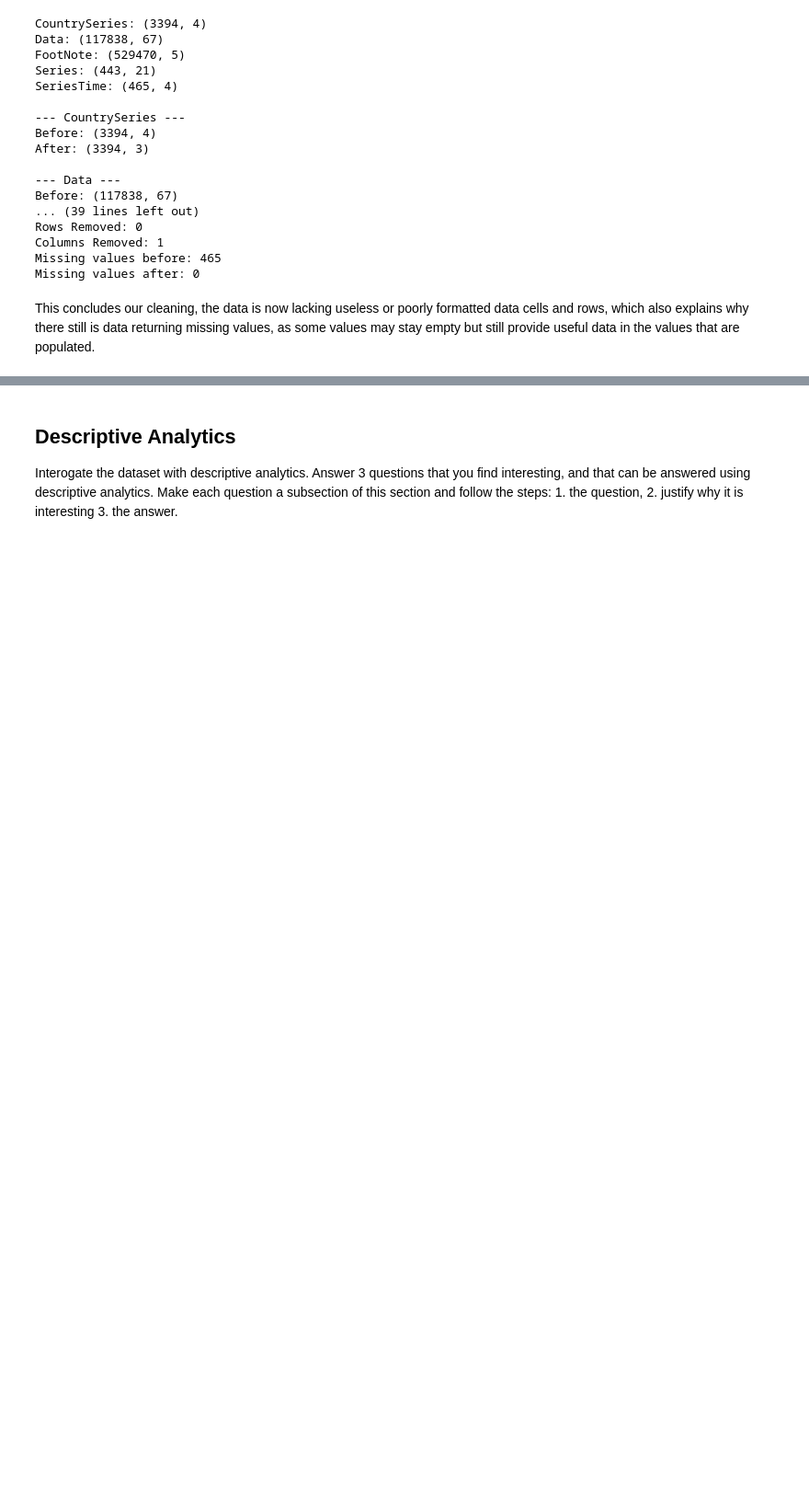
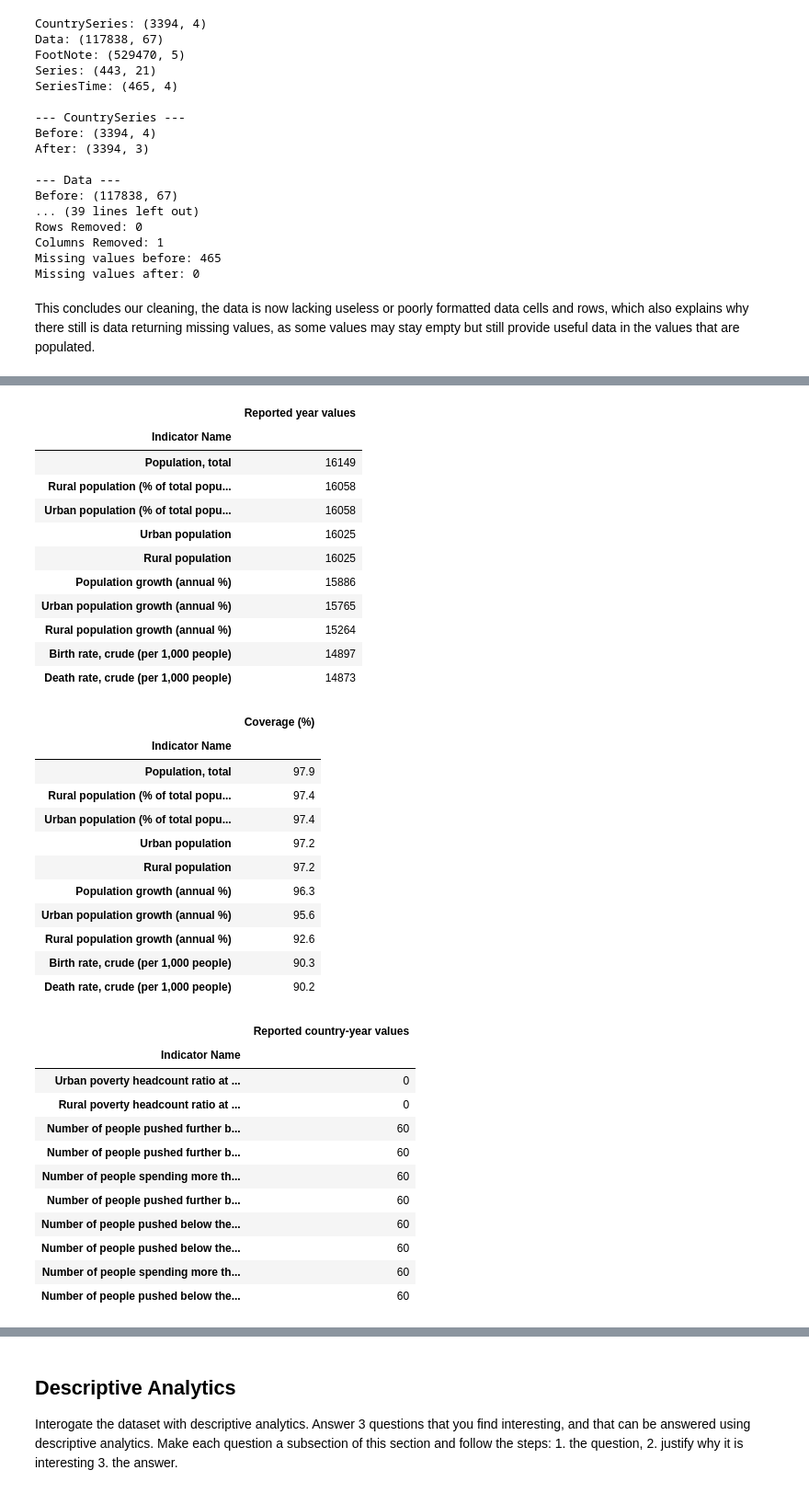
Before and after one commit to lappland-stack/CSCU9M3---Scripting-for-Data-Science-2026-7---The-Assignment, a Jupyter notebook: 3546619_CSCU9M3_TheAssignment_Aut26.ipynb, the cells around one changed output, grey strips where cells are left out. Shown at 92% size. Cells and saved outputs as stored; diff of their text form; code cells hidden in the pictures; blank space fills up the shorter version.

```diff
--- a/3546619_CSCU9M3_TheAssignment_Aut26.ipynb
+++ b/3546619_CSCU9M3_TheAssignment_Aut26.ipynb
@@ -231,0 +279,59 @@ Programmatically explore the dataset. Tell the reader, how the dataset looks lik
+# %%
+data = cleaned_datasets["Data"]
+
+#id teh columns containing yearly values
+year_columns = [col for col in cleaned_datasets["Data"].columns if str(col).isdigit()]
+
+#count reported country-year values for each indicator
+reported_by_indicator = (cleaned_datasets["Data"].groupby("Indicator Name")[year_columns].count().sum(axis = 1).sort_values(ascending = False))
+
+#here we cover indicators with the highes percentage cover
+country_count = data["Country Code"].nunique()
+possible_values = country_count * len(year_columns)
+
+coverage_by_indicator = (data.groupby("Indicator Name")[year_columns].count().sum(axis = 1).div(possible_values).mul(100).sort_values(ascending = False))
+
+#prints all our results
+display(reported_by_indicator.sort_values(ascending = False).head(10).to_frame("Reported year values"))
+display(coverage_by_indicator.head(10).round(1).to_frame("Coverage (%)"))
+
+#here we will cover indicators with the lowest percentage indicator
+#this is all to show a balance and range of data for us to better analyse
+display(reported_by_indicator.sort_values().head(10).to_frame("Reported country-year values"))
+# %% [output]
+|  | Reported year values |
+| Indicator Name |  |
+| Population, total | 16149 |
+| Rural population (% of total popu... | 16058 |
+| Urban population (% of total popu... | 16058 |
+| Urban population | 16025 |
+| Rural population | 16025 |
+| Population growth (annual %) | 15886 |
+| Urban population growth (annual %) | 15765 |
+| Rural population growth (annual %) | 15264 |
+| Birth rate, crude (per 1,000 people) | 14897 |
+| Death rate, crude (per 1,000 people) | 14873 |
+|  | Coverage (%) |
+| Indicator Name |  |
+| Population, total | 97.9 |
+| Rural population (% of total popu... | 97.4 |
+| Urban population (% of total popu... | 97.4 |
+| Urban population | 97.2 |
+| Rural population | 97.2 |
+| Population growth (annual %) | 96.3 |
+| Urban population growth (annual %) | 95.6 |
+| Rural population growth (annual %) | 92.6 |
+| Birth rate, crude (per 1,000 people) | 90.3 |
+| Death rate, crude (per 1,000 people) | 90.2 |
+|  | Reported country-year values |
+| Indicator Name |  |
+| Urban poverty headcount ratio at ... | 0 |
+| Rural poverty headcount ratio at ... | 0 |
+| Number of people pushed further b... | 60 |
+| Number of people pushed further b... | 60 |
+| Number of people spending more th... | 60 |
+| Number of people pushed further b... | 60 |
+| Number of people pushed below the... | 60 |
+| Number of people pushed below the... | 60 |
+| Number of people spending more th... | 60 |
+| Number of people pushed below the... | 60 |
```
Also changed, not shown: parts of 14 cells of this notebook.
